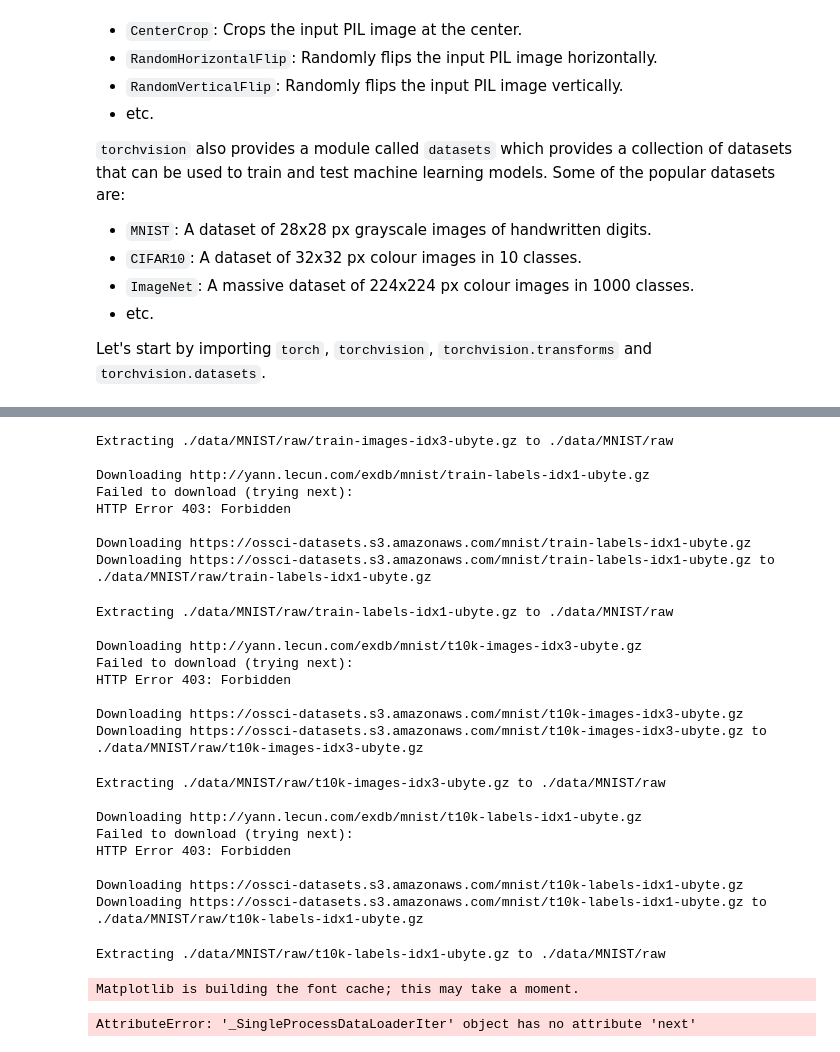
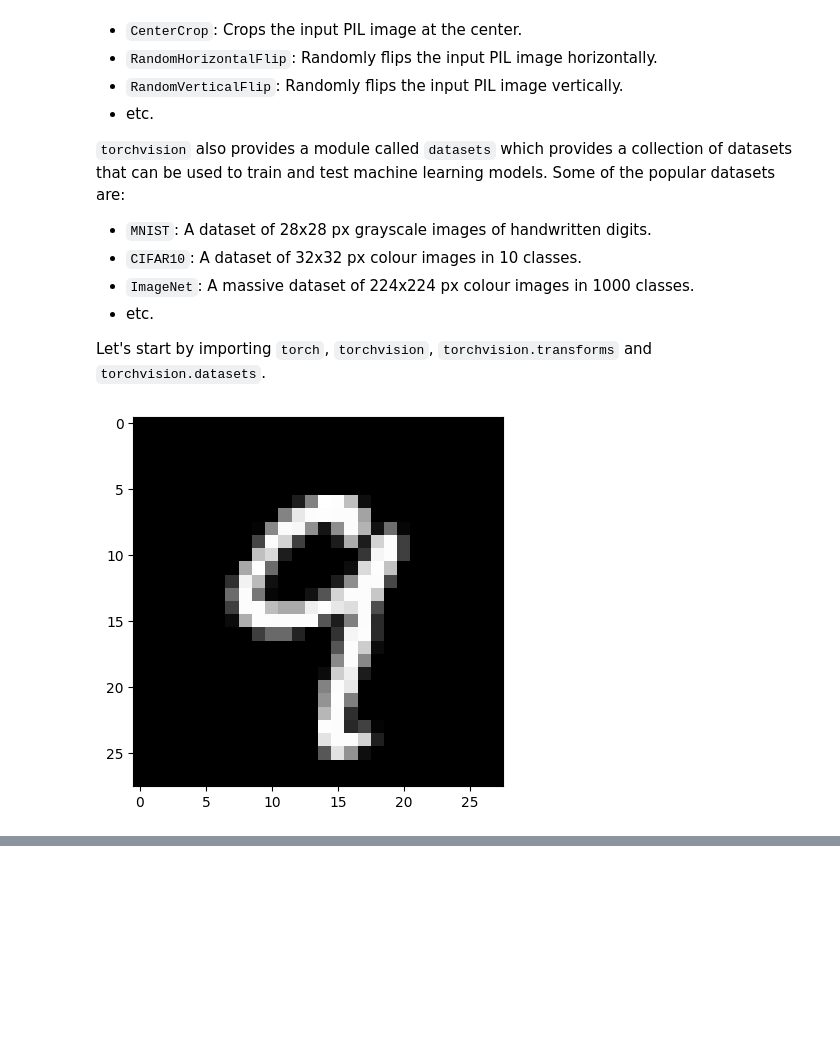
Before and after one commit to 7086cmd/torch-courses, a Jupyter notebook: torchvision.ipynb, the cells around one changed output, grey strips where cells are left out. Cells and saved outputs as stored; diff of their text form; code cells hidden in the pictures; blank space fills up the shorter version.

```diff
--- a/torchvision.ipynb
+++ b/torchvision.ipynb
@@ -35,35 +35,31 @@ Let's start by importing `torch`, `torchvision`, `torchvision.transforms` and `t
 # %%
 import torch
 import torchvision
 import torchvision.transforms as transforms
 from torch.utils.data import DataLoader
-
-device = torch.device("mps" if torch.backends.mps.is_available() else "cuda" if torch.cuda.is_available() else "cpu")
+import matplotlib.pyplot as plt
 
 # Define the transform to convert the PIL image to a tensor and normalize it
-transform = transforms.Compose([
+example_transform = transforms.Compose([
     transforms.ToTensor(),
-    transforms.Normalize((0.5, 0.5, 0.5), (0.5, 0.5, 0.5))
 ])
 
 # Download and load the training data
-trainset = torchvision.datasets.MNIST(root='./data', train=True, download=True, transform=transform)
-trainloader = DataLoader(trainset, batch_size=4, shuffle=True)
+example_set = torchvision.datasets.MNIST(root='./data', train=True, download=True, transform=example_transform)
+example_loader = DataLoader(example_set, batch_size=4, shuffle=True)
 
-# Download and load the test data
-testset = torchvision.datasets.MNIST(root='./data', train=False, download=True, transform=transform)
-testloader = DataLoader(testset, batch_size=4, shuffle=False)
+# Get a single image and its label from the dataset
+dataiter = iter(example_loader)
+images, labels = next(dataiter)
 
-# Classes
-classes = tuple(str(i) for i in range(10))
+# Function to display an image
+def imshow(img):
+    npimg = img.numpy()
+    plt.imshow(npimg[0], cmap='gray')
+    plt.show()
 
-# Let's visualize some of the training data
-import matplotlib.pyplot as plt
-import numpy as np
-
-def imshow(img):
-    img = img / 2 + 0.5     # unnormalize
-    npimg = img.numpy()
-    plt.imshow(np.transpose(npimg, (1, 2, 0)))
-    plt.show()
+# Display the first image in the batch
+imshow(images[0])
+print('Label:', labels[0].item())
 # %% [output]
+[figure, added]
@@ -76,27 +66,0 @@ Downloading https://ossci-datasets.s3.amazonaws.com/mnist/train-images-idx3-ubyt
-Extracting ./data/MNIST/raw/train-images-idx3-ubyte.gz to ./data/MNIST/raw
-
-Downloading http://yann.lecun.com/exdb/mnist/train-labels-idx1-ubyte.gz
-Failed to download (trying next):
-HTTP Error 403: Forbidden
-
-Downloading https://ossci-datasets.s3.amazonaws.com/mnist/train-labels-idx1-ubyte.gz
-Downloading https://ossci-datasets.s3.amazonaws.com/mnist/train-labels-idx1-ubyte.gz to ./data/MNIST/raw/train-labels-idx1-ubyte.gz
-Extracting ./data/MNIST/raw/train-labels-idx1-ubyte.gz to ./data/MNIST/raw
-
-Downloading http://yann.lecun.com/exdb/mnist/t10k-images-idx3-ubyte.gz
-Failed to download (trying next):
-HTTP Error 403: Forbidden
-
-Downloading https://ossci-datasets.s3.amazonaws.com/mnist/t10k-images-idx3-ubyte.gz
-Downloading https://ossci-datasets.s3.amazonaws.com/mnist/t10k-images-idx3-ubyte.gz to ./data/MNIST/raw/t10k-images-idx3-ubyte.gz
-Extracting ./data/MNIST/raw/t10k-images-idx3-ubyte.gz to ./data/MNIST/raw
-
-Downloading http://yann.lecun.com/exdb/mnist/t10k-labels-idx1-ubyte.gz
-Failed to download (trying next):
-HTTP Error 403: Forbidden
-
-Downloading https://ossci-datasets.s3.amazonaws.com/mnist/t10k-labels-idx1-ubyte.gz
-Downloading https://ossci-datasets.s3.amazonaws.com/mnist/t10k-labels-idx1-ubyte.gz to ./data/MNIST/raw/t10k-labels-idx1-ubyte.gz
-Extracting ./data/MNIST/raw/t10k-labels-idx1-ubyte.gz to ./data/MNIST/raw
-Matplotlib is building the font cache; this may take a moment.
-AttributeError: '_SingleProcessDataLoaderIter' object has no attribute 'next'
```
Also changed, not shown: parts of 16 cells of this notebook, 2 other files.
